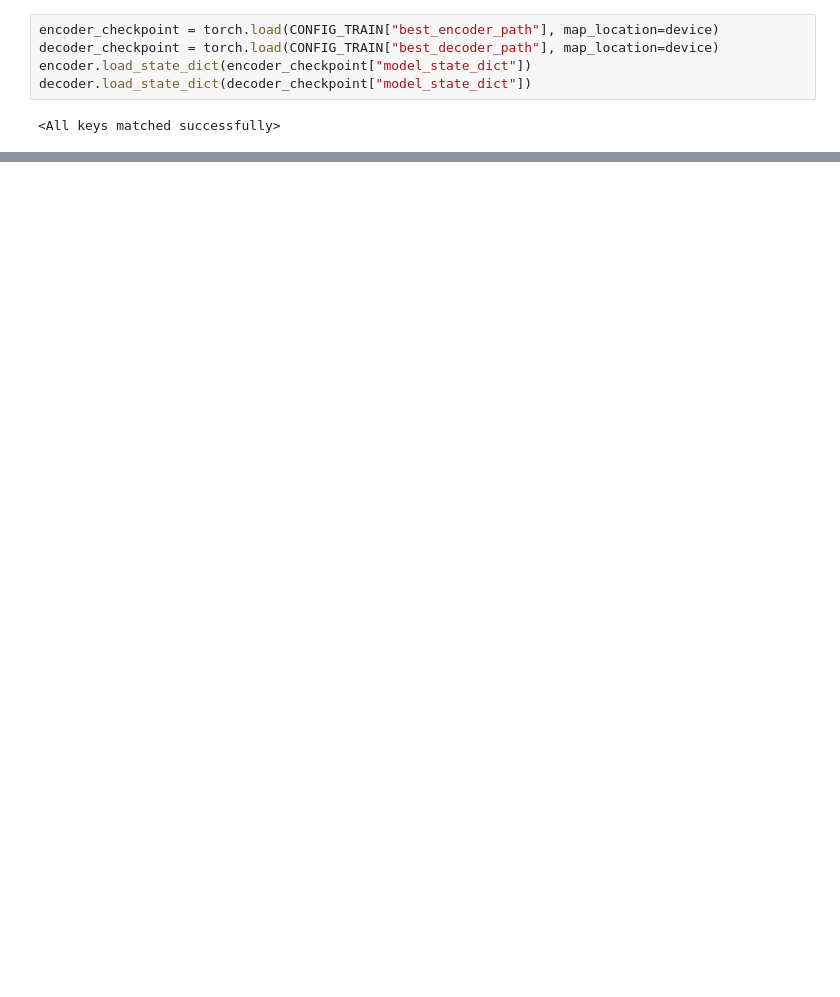
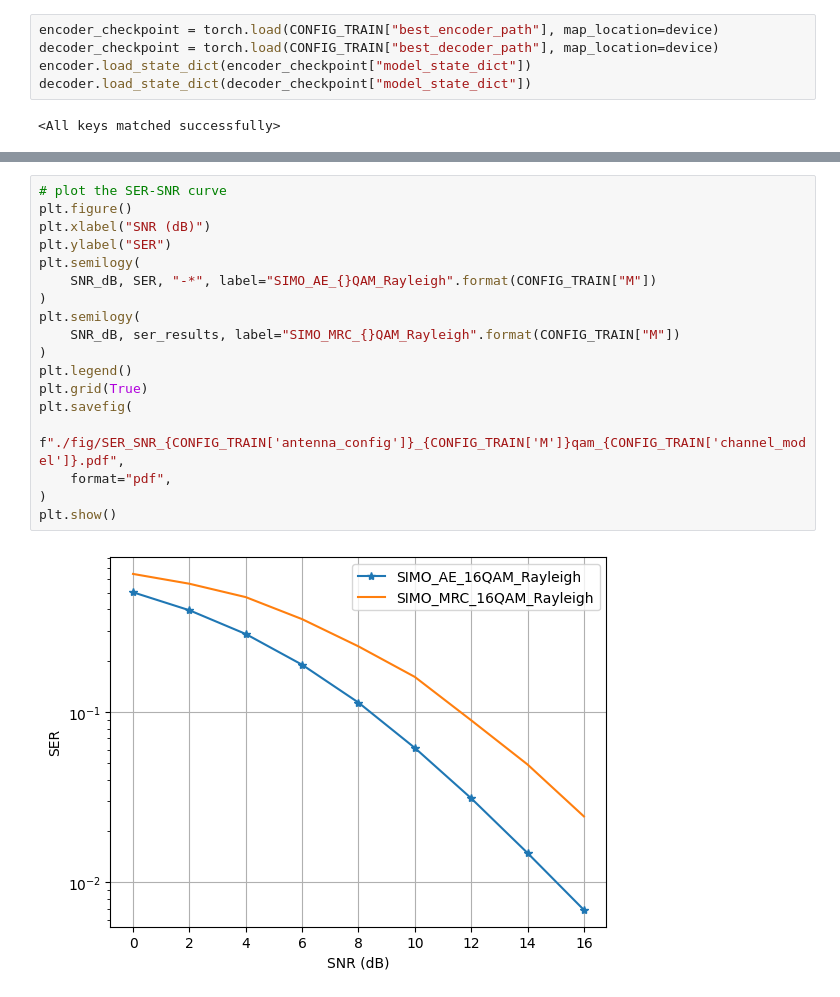
Before and after one commit to yewentai/Auto-Encoder-in-SIMO-System, a Jupyter notebook: AE_SIMO_MQAM_Rayleigh_python.ipynb, the cells around one changed output, grey strips where cells are left out. Saved outputs shown, nothing was run; the diff lists cells and outputs as text; blank space fills up the shorter version.

```diff
--- a/AE_SIMO_MQAM_Rayleigh_python.ipynb
+++ b/AE_SIMO_MQAM_Rayleigh_python.ipynb
@@ -274,3 +346,23 @@ plt.grid(True)
+# %%
+# plot the SER-SNR curve
+plt.figure()
+plt.xlabel("SNR (dB)")
+plt.ylabel("SER")
+plt.semilogy(
+    SNR_dB, SER, "-*", label="SIMO_AE_{}QAM_Rayleigh".format(CONFIG_TRAIN["M"])
+)
+plt.semilogy(
+    SNR_dB, ser_results, label="SIMO_MRC_{}QAM_Rayleigh".format(CONFIG_TRAIN["M"])
+)
+plt.legend()
+plt.grid(True)
+plt.savefig(
+    f"./fig/SER_SNR_{CONFIG_TRAIN['antenna_config']}_{CONFIG_TRAIN['M']}qam_{CONFIG_TRAIN['channel_model']}.pdf",
+    format="pdf",
+)
+plt.show()
+# %% [output]
+[figure, added]
 # %%
 # Generate transmitted symbols using the encoder
 num_mess = 6400  # number of messages to test
```
Also changed, not shown: parts of 6 cells of this notebook, 12 other files.
